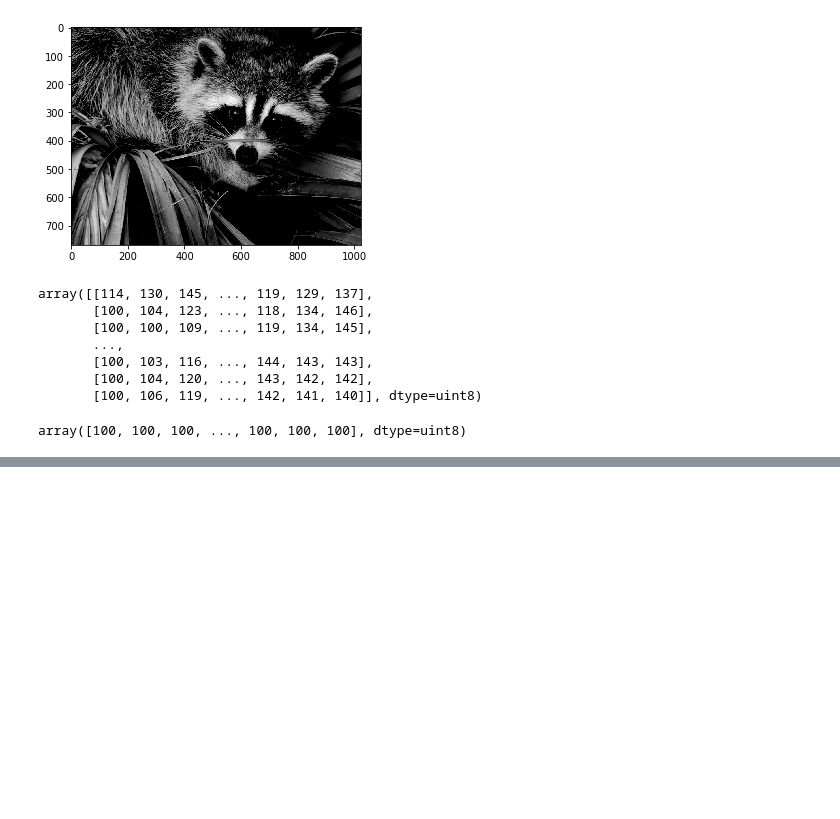
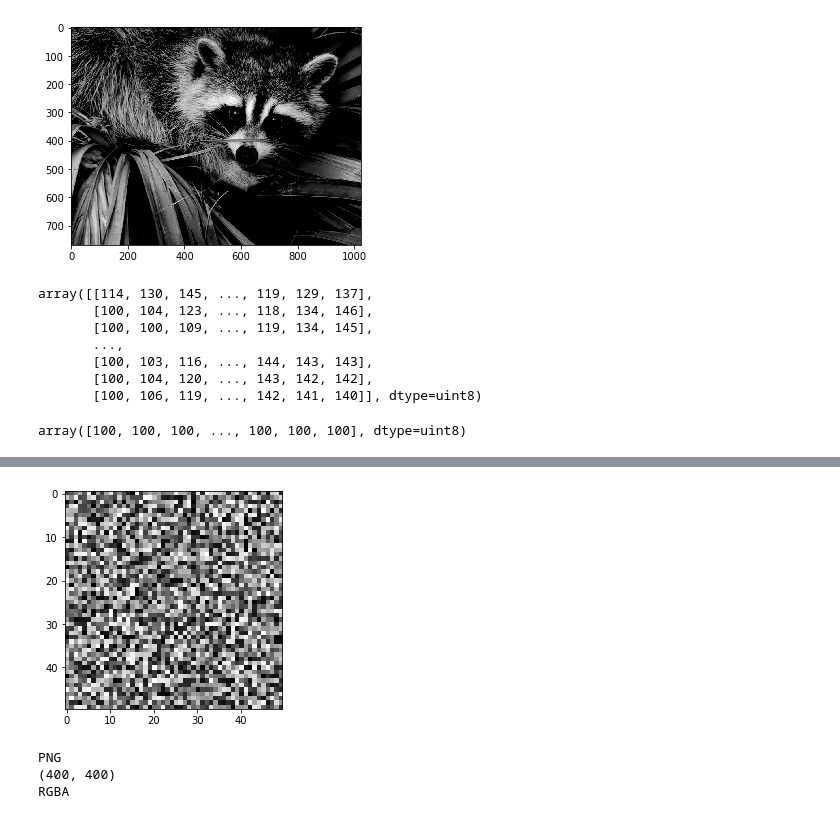
Before and after one commit to camara94/pythonspecialmachinelearning, a Jupyter notebook: numpyslicing.ipynb, the cells around one changed output, grey strips where cells are left out. Drawn from its saved outputs; the diff is of its cells as text; code cells hidden in the pictures; blank space fills up the shorter version.

```diff
--- a/numpyslicing.ipynb
+++ b/numpyslicing.ipynb
@@ -128,3 +126,5 @@ array([[114, 130, 145, ..., 119, 129, 137],
 face[face==100]
 # %% [output]
 array([100, 100, 100, ..., 100, 100, 100], dtype=uint8)
+# %%
+t = np.random.randint(0, 255, [50, 50])
@@ -130,0 +141,19 @@ array([100, 100, 100, ..., 100, 100, 100], dtype=uint8)
+# %%
+plt.imshow(t, cmap=plt.cm.gray)
+plt.show()
+# %% [output]
+[figure, added]
+# %%
+# load and show an image with Pillow
+from PIL import Image
+# Open the image form working directory
+image = Image.open('laby2.png')
+# summarize some details about the image
+print(image.format)
+print(image.size)
+print(image.mode)
+# show the image
+# %% [output]
+PNG
+(400, 400)
+RGBA
```
Also changed, not shown: parts of 10 cells of this notebook, 4 other files.
